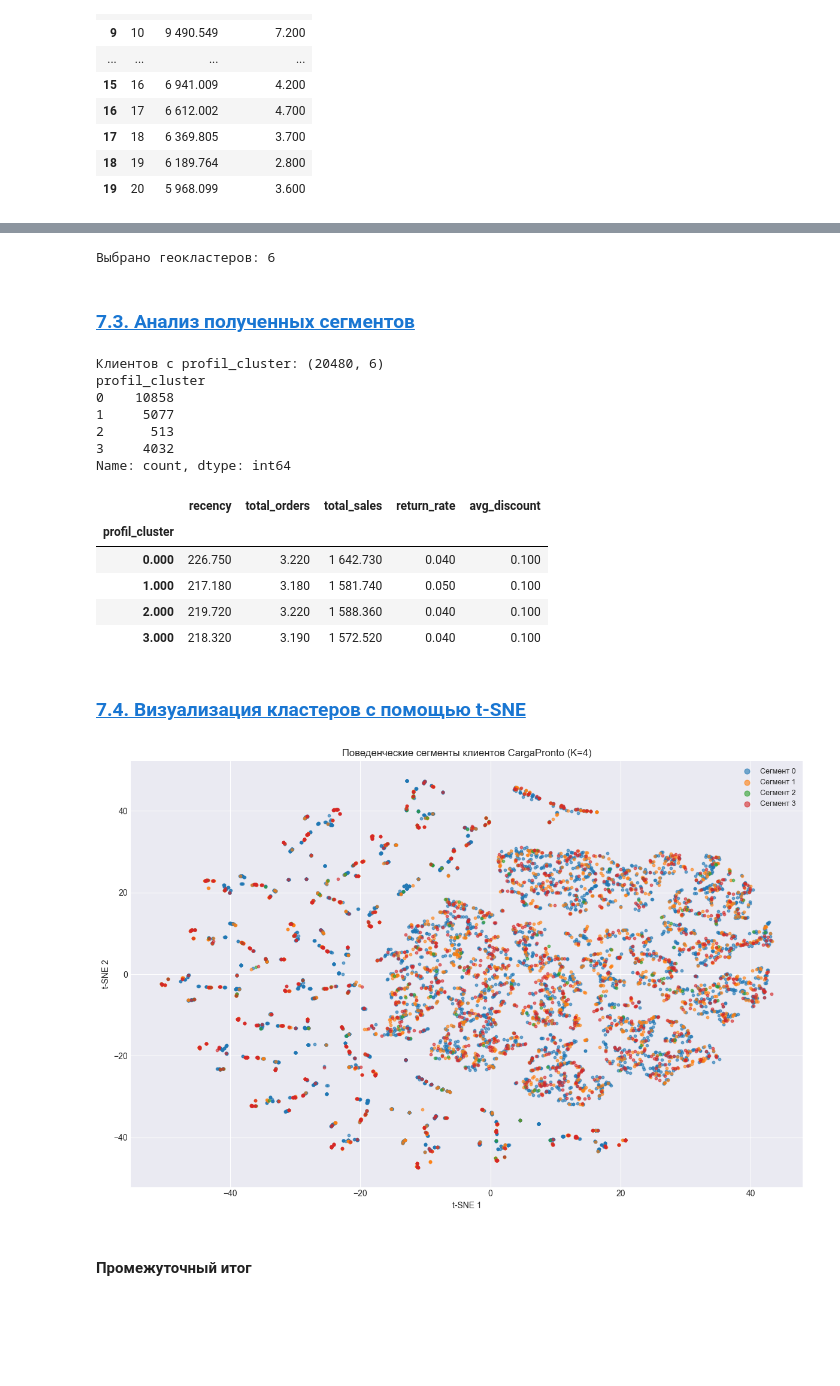
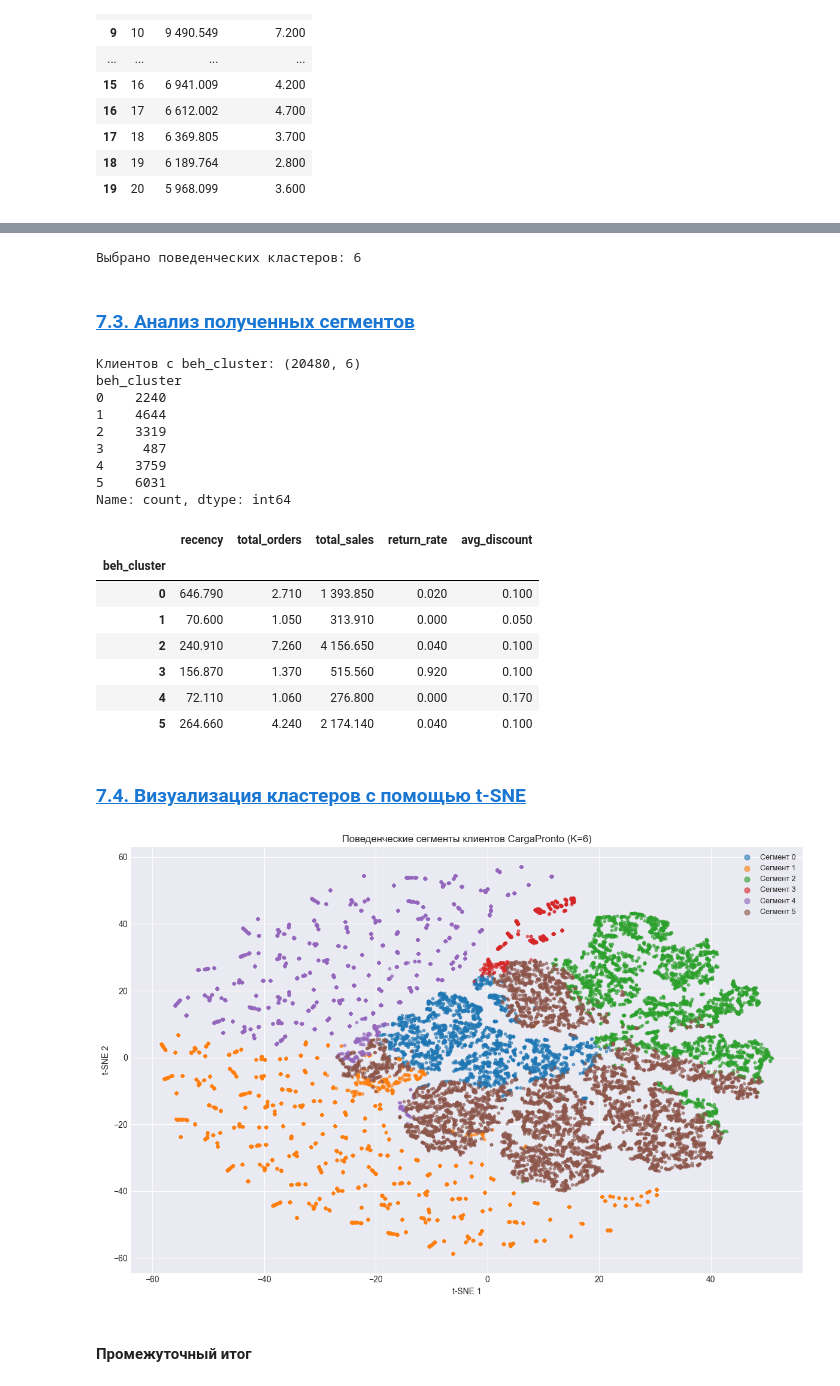
Before and after one commit to MEYakunin/Sprint18_Delivery_Delay_Prediction, a Jupyter notebook: Sprint18_Delivery_Delay_Prediction_Yakunin_Mikl.ipynb, the cells around one changed output, grey strips where cells are left out. Cells and saved outputs as stored; diff of their text form; code cells hidden in the pictures; blank space fills up the shorter version.

```diff
--- a/Sprint18_Delivery_Delay_Prediction_Yakunin_Mikl.ipynb
+++ b/Sprint18_Delivery_Delay_Prediction_Yakunin_Mikl.ipynb
@@ -1201,10 +1218,10 @@ test_profil_scaled = profil_scaler.transform(test_profil)
 ### [7.2. Выбор числа кластеров методом локтя](#content)<a id="7_2"></a>
 # %%
 # Расчитываем инерцию для всех К
-inertias_profil = []
+inertias_beh = []
 for k in k_range:
     kmeans = KMeans(n_clusters=k, init='k-means++', n_init=10, random_state=RANDOM_STATE)
-    kmeans.fit(train_profil_scaled)
-    inertias_profil.append(kmeans.inertia_)
+    kmeans.fit(train_beh_scaled)
+    inertias_beh.append(kmeans.inertia_)
 # %%
 # Таблица: инерция и относительное снижение (для обоснования выбора K)
@@ -1244,77 +1261,78 @@ plt.show()
 # %%
 # Выбираем число поведенческих кластеров
-profil_k = 6
-print('Выбрано геокластеров:', profil_k)
+beh_k = 6
+print('Выбрано поведенческих кластеров:', beh_k)
 # %% [output]
-Выбрано геокластеров: 6
+Выбрано поведенческих кластеров: 6
 # %% [markdown]
 ### [7.3. Анализ полученных сегментов](#content)<a id="7_3"></a>
 # %%
 # Оформляем финальный K-Means
-profil_kmeans = KMeans(n_clusters=profil_k, init='k-means++', n_init=10, random_state=RANDOM_STATE)
-profil_kmeans.fit(train_profil_scaled)
+beh_kmeans = KMeans(n_clusters=beh_k, init='k-means++', n_init=10, random_state=RANDOM_STATE)
+beh_kmeans.fit(train_beh_scaled)
 
-train_profil['profil_cluster'] = profil_kmeans.predict(train_profil_scaled)
-val_profil['profil_cluster']   = profil_kmeans.predict(val_profil_scaled)
-test_profil['profil_cluster']  = profil_kmeans.predict(test_profil_scaled)
+train_beh['beh_cluster'] = beh_kmeans.predict(train_beh_scaled)
+val_beh['beh_cluster']   = beh_kmeans.predict(val_beh_scaled)
+test_beh['beh_cluster']  = beh_kmeans.predict(test_beh_scaled)
 
-# Собираем справочник с метками geo_cluster (понадобится в разделе 8)
-df_customers_profil = pd.concat([train_profil, val_profil, test_profil], ignore_index=True)
-print('Клиентов с profil_cluster:', df_customers_profil.shape)
-print(df_customers_profil['profil_cluster'].value_counts().sort_index())
+# Собираем справочник с метками bth_cluster
+df_customers_beh = pd.concat([train_beh, val_beh, test_beh], ignore_index=True)
+print('Клиентов с beh_cluster:', df_customers_beh.shape)
+print(df_customers_beh['beh_cluster'].value_counts().sort_index())
 # %% [output]
-Клиентов с profil_cluster: (20480, 6)
-profil_cluster
-0    10858
-1     5077
-2      513
-3     4032
+Клиентов с beh_cluster: (20480, 6)
+beh_cluster
+0    2240
+1    4644
+2    3319
+3     487
+4    3759
+5    6031
 Name: count, dtype: int64
 # %%
-# Записываем метки обратно в справочник (выравнивание по индексу)
-df_customers_clean['profil_cluster'] = df_customers_profil['profil_cluster']
-
 # Профиль сегментов: средние значения признаков по кластерам (в исходном масштабе)
-cluster_profile = df_customers_clean.groupby('profil_cluster')[profil_cols].mean().round(2)
-display(cluster_profile)
+cluster_beh = df_customers_beh.groupby('beh_cluster')[beh_cols].mean().round(2)
+display(cluster_beh)
 # %% [output]
 |  | recency | total_orders | total_sales | return_rate | avg_discount |
-| profil_cluster |  |  |  |  |  |
-| 0.000 | 226.750 | 3.220 | 1 642.730 | 0.040 | 0.100 |
-| 1.000 | 217.180 | 3.180 | 1 581.740 | 0.050 | 0.100 |
-| 2.000 | 219.720 | 3.220 | 1 588.360 | 0.040 | 0.100 |
-| 3.000 | 218.320 | 3.190 | 1 572.520 | 0.040 | 0.100 |
+| beh_cluster |  |  |  |  |  |
+| 0 | 646.790 | 2.710 | 1 393.850 | 0.020 | 0.100 |
+| 1 | 70.600 | 1.050 | 313.910 | 0.000 | 0.050 |
+| 2 | 240.910 | 7.260 | 4 156.650 | 0.040 | 0.100 |
+| 3 | 156.870 | 1.370 | 515.560 | 0.920 | 0.100 |
+| 4 | 72.110 | 1.060 | 276.800 | 0.000 | 0.170 |
+| 5 | 264.660 | 4.240 | 2 174.140 | 0.040 | 0.100 |
 # %% [markdown]
 ### [7.4. Визуализация кластеров с помощью t-SNE](#content)<a id="7_4"></a>
 # %%
 # t-SNE «прожорлив» — берём случайную подвыборку (рекомендация ТЗ: 5000–10000 точек)
 tsne_sample = df_customers_clean.sample(n=8000, random_state=RANDOM_STATE)
 
 # Масштабируем признаки сэмпла тем же скейлером (обучен на train — без утечек)
-tsne_features = profil_scaler.transform(tsne_sample[profil_cols])
+tsne_features = beh_scaler.transform(df_customers_beh[beh_cols])
 
 # Обучаем t-SNE
 tsne = TSNE(n_components=2, perplexity=30, max_iter=500,
             init='pca', random_state=RANDOM_STATE)
 tsne_result = tsne.fit_transform(tsne_features)
 
 # График
 fig, ax = plt.subplots(figsize=(12, 8))
-colors = sns.color_palette('tab10', profil_k)
+colors = sns.color_palette('tab10', beh_k)
 
-for k in range(profil_k):
-    mask = tsne_sample['profil_cluster'] == k
+for k in range(beh_k):
+    mask = df_customers_beh['beh_cluster'] == k
     ax.scatter(tsne_result[mask, 0], tsne_result[mask, 1],
                s=10, alpha=0.6, color=colors[k], label=f'Сегмент {k}')
 
 ax.set_xlabel('t-SNE 1')
 ax.set_ylabel('t-SNE 2')
-ax.set_title(f'Поведенческие сегменты клиентов CargaPronto (K={profil_k})')
+ax.set_title(f'Поведенческие сегменты клиентов CargaPronto (K={beh_k})')
 ax.legend(loc='best', fontsize=9, markerscale=2)
 plt.tight_layout()
 plt.show()
 # %% [output]
-[figure, old version]
+[figure, new version]
 # %% [markdown]
 #### Промежуточный итог
 # %% [markdown]
```
Also changed, not shown: parts of 15 cells of this notebook, 4 other files.
